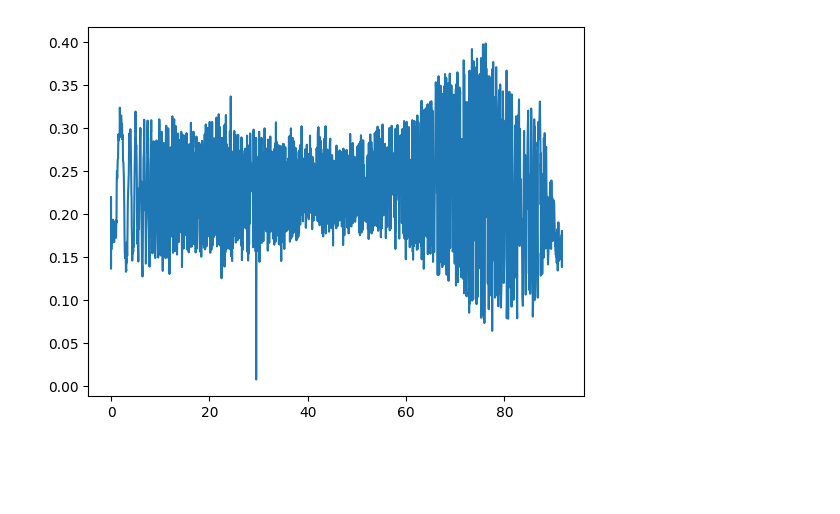
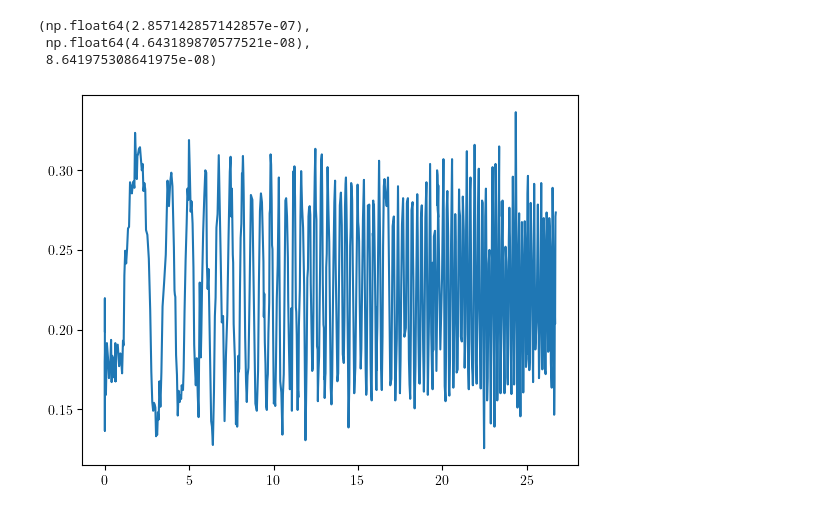
Before and after one commit to ChriGomm/Praktikum2, a Jupyter notebook: MS_Christian_Matteo/ms.ipynb, the cells around one changed output. Saved outputs shown, nothing was run; the diff lists cells and outputs as text; code cells hidden in the pictures; blank space fills up the shorter version.

```diff
--- a/MS_Christian_Matteo/ms.ipynb
+++ b/MS_Christian_Matteo/ms.ipynb
@@ -12,15 +200,29 @@ array([1.46750524e-05, 1.76767677e-05, 2.04678363e-05])
+# %%
+
+
+u = [3,4,5]
+n= [16,21,27]
+dn = [16/3,5,6]
+d, dd = (0.35/225/1000,0.35/225/36/1000)
+n, dn = np.mean(dn), np.std(dn)
+lam, dellam = d/n, np.sqrt((d/n**2*dn)**2+(dd/n)**2)
+lam, dellam*2, dd*2
+# %% [output]
+(np.float64(2.857142857142857e-07),
+ np.float64(4.643189870577521e-08),
+ 8.641975308641975e-08)
 # %%
 import pandas as pd
 import matplotlib.pyplot as plt
 df =pd.read_csv("MS Messung1.csv")
 data1 = df.to_numpy()
 plt.figure()
 data1[:,2] = data1[:,2]/data1[-225,2]*90
 start = 0
-end = -1
+end = 700
 plt.plot(data1[start:end,2],data1[start:end,1])
 # plt.plot(data1[:end,2],np.mean(data1[:end,1])*np.ones(end))
 # plt.plot(data1[:end,2],0.243*np.ones(end))
 plt.show()
 # %% [output]
-[figure, old version]
+[figure, new version]
```
Also changed, not shown: parts of 8 cells of this notebook, 17 other files.
